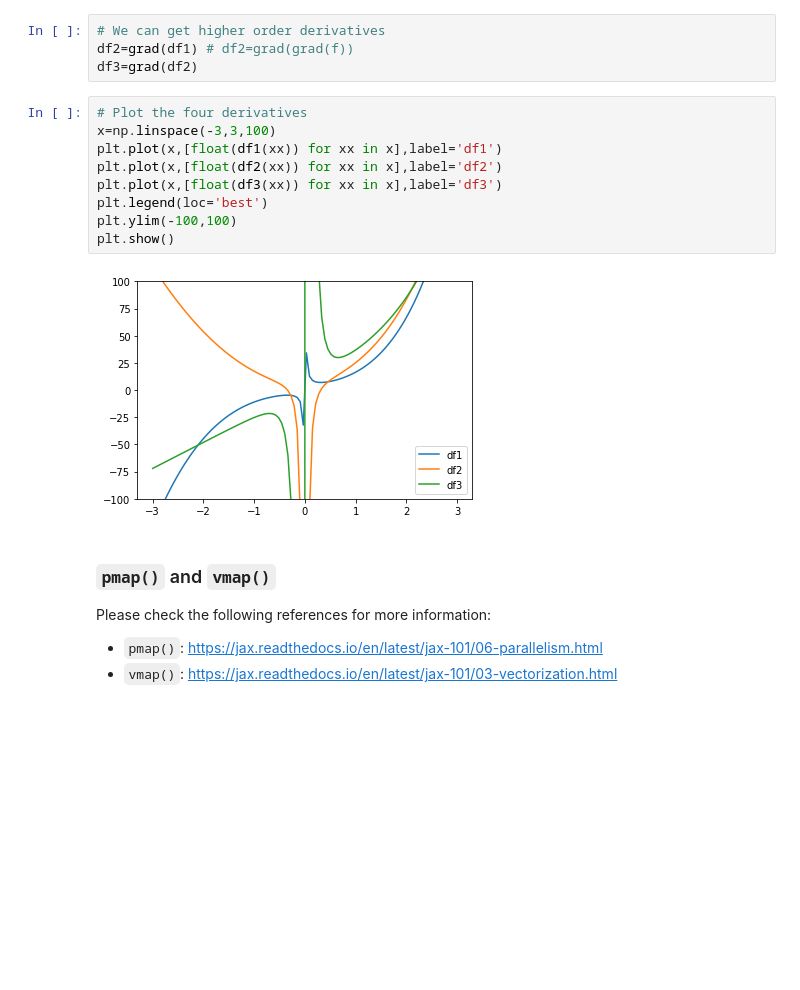
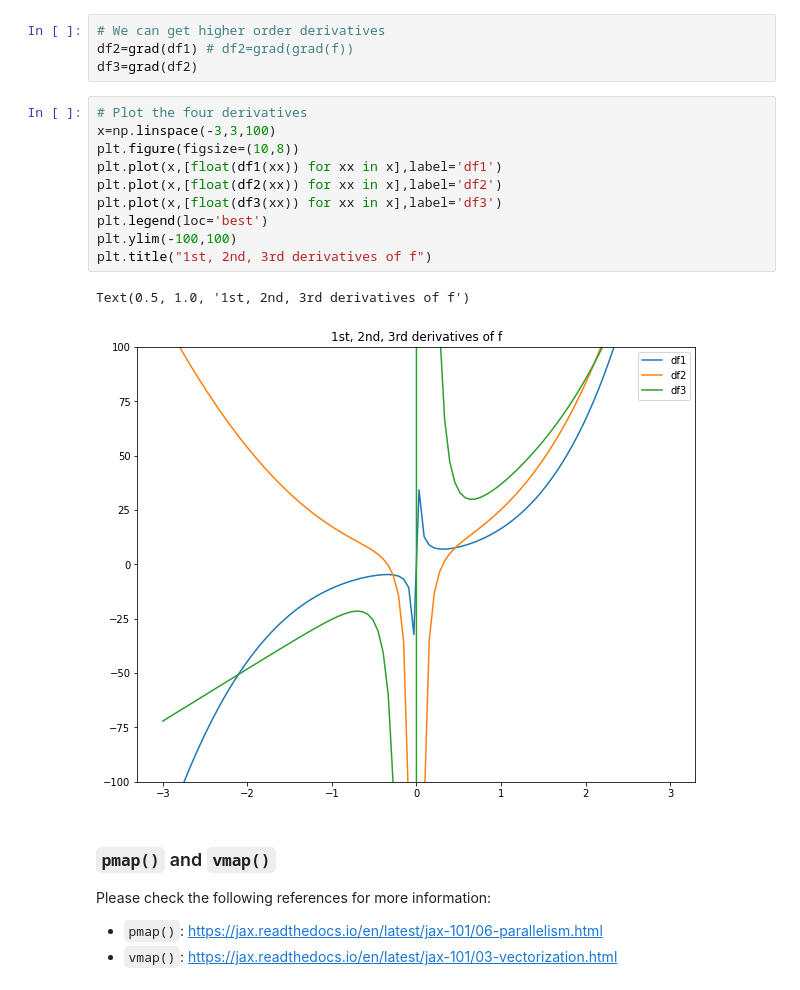
Before and after one commit to chr1shr/am205_g_activities, a Jupyter notebook: multithreading/numpy_jax.ipynb, the cells around one changed output. Cells and saved outputs as stored; diff of their text form; blank space fills up the shorter version.

````diff
--- a/multithreading/numpy_jax.ipynb
+++ b/multithreading/numpy_jax.ipynb
@@ -100,14 +182,16 @@ df3=grad(df2)
 # %%
 # Plot the four derivatives
 x=np.linspace(-3,3,100)
+plt.figure(figsize=(10,8))
 plt.plot(x,[float(df1(xx)) for xx in x],label='df1')
 plt.plot(x,[float(df2(xx)) for xx in x],label='df2')
 plt.plot(x,[float(df3(xx)) for xx in x],label='df3')
 plt.legend(loc='best')
 plt.ylim(-100,100)
-plt.show()
+plt.title("1st, 2nd, 3rd derivatives of f")
 # %% [output]
+Text(0.5, 1.0, '1st, 2nd, 3rd derivatives of f')
-[figure, old version]
+[figure, new version]
 # %% [markdown]
 ### ```pmap()``` and ```vmap()```
 Please check the following references for more information:
````
Also changed, not shown: parts of 18 cells of this notebook.
